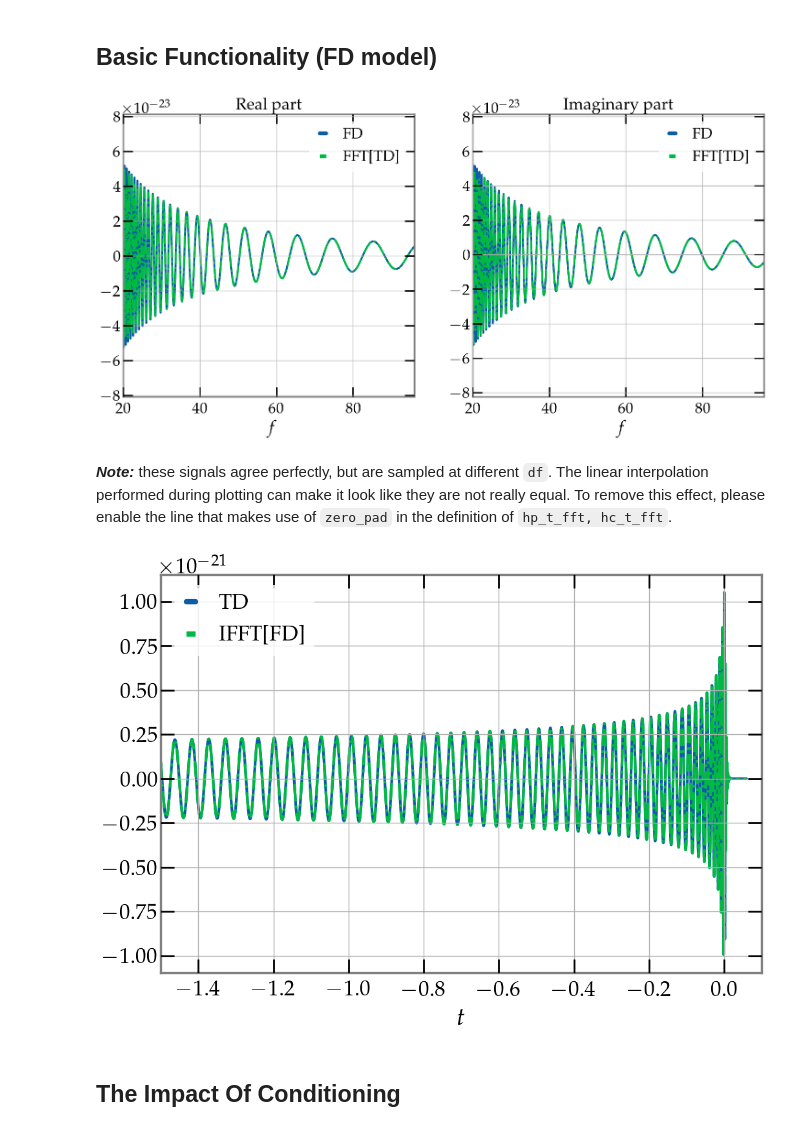
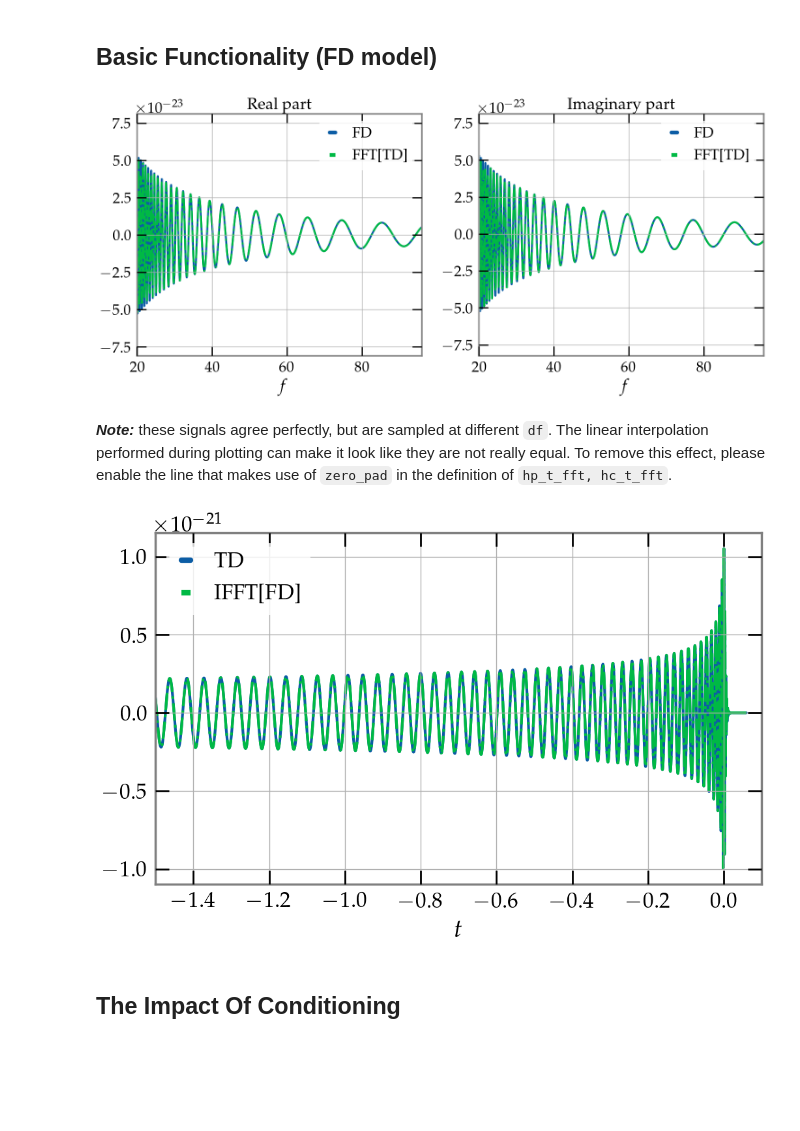
Before and after one commit to MaxMelching/gw-signal-tools, a Jupyter notebook: docs/tutorials/ft_doc.ipynb, the cells around one changed output. Drawn from its saved outputs; the diff is of its cells as text; code cells hidden in the pictures; blank space fills up the shorter version.

```diff
--- a/docs/tutorials/ft_doc.ipynb
+++ b/docs/tutorials/ft_doc.ipynb
@@ -99,7 +99,7 @@ plt.show()
 # %% [markdown]
 ***Note:*** these signals agree perfectly, but are sampled at different `df`. The linear interpolation then can make it look like they might not be perfectly equal. To remove this effect, if present, please enable the line that makes use of `zero_pad` in the definition of `hp_t_fft, hc_t_fft`.
 # %%
-fig, ax_td = plt.subplots(figsize=(12, 8), sharex=True)
+fig, ax_td = plt.subplots(figsize=(12, 7), sharex=True)
 
 ax_td.plot(hp_t, label='TD')
 ax_td.plot(hp_f_ifft, '-.', label='IFFT[FD]')
@@ -125,29 +125,29 @@ hp_t_fft, hc_t_fft = td_to_fd(hp_t), td_to_fd(hc_t)
 # -- To increase resolution of FFT signal, use following code
 # hp_t_fft, hc_t_fft = td_to_fd(hp_t_padded), td_to_fd(hc_t_padded)
 # %%
-fig, [ax_fd_re, ax_fd_im] = plt.subplots(ncols=2, figsize=(18, 8), sharex=True)
+fig, [ax_fd_re, ax_fd_im] = plt.subplots(figsize=(18, 7), ncols=2, sharex=True)
 
 ax_fd_re.plot(hp_f.real, label='FD')
 ax_fd_re.plot(hp_t_fft.real, '-.', label='FFT[TD]')
 ax_fd_re.set_xlabel(r'$f$')
 ax_fd_re.set_title('Real part')
 ax_fd_re.legend()
 
 ax_fd_im.plot(hp_f.imag, label='FD')
 ax_fd_im.plot(hp_t_fft.imag, '-.', label='FFT[TD]')
 ax_fd_im.set_xlabel(r'$f$')
 ax_fd_im.set_title('Imaginary part')
 ax_fd_im.legend()
 
 plt.xlim(20, 96)
 
 plt.show()
 # %% [output]
-[figure, old version]
+[figure, new version]
 # %% [markdown]
 ***Note:*** these signals agree perfectly, but are sampled at different `df`. The linear interpolation performed during plotting can make it look like they are not really equal. To remove this effect, please enable the line that makes use of `zero_pad` in the definition of `hp_t_fft, hc_t_fft`.
 # %%
-fig, ax_td = plt.subplots(figsize=(12, 8))
+fig, ax_td = plt.subplots(figsize=(12, 7))
 
 ax_td.plot(hp_t, label='TD')
 ax_td.plot(hp_f_ifft, '-.', label='IFFT[FD]')
@@ -158,7 +158,7 @@ plt.xlim(-1.5, 0.1)
 
 plt.show()
 # %% [output]
-[figure, old version]
+[figure, new version]
 # %% [markdown]
 ## The Impact Of Conditioning
 # %% [markdown]
```
Also changed, not shown: parts of 7 cells of this notebook, 4 other files.
